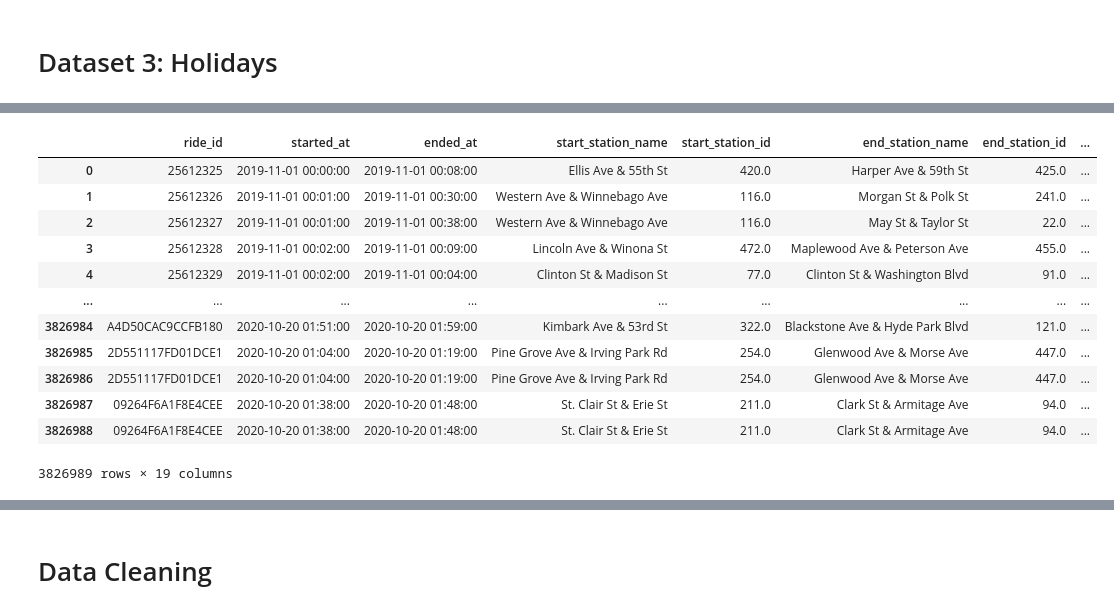
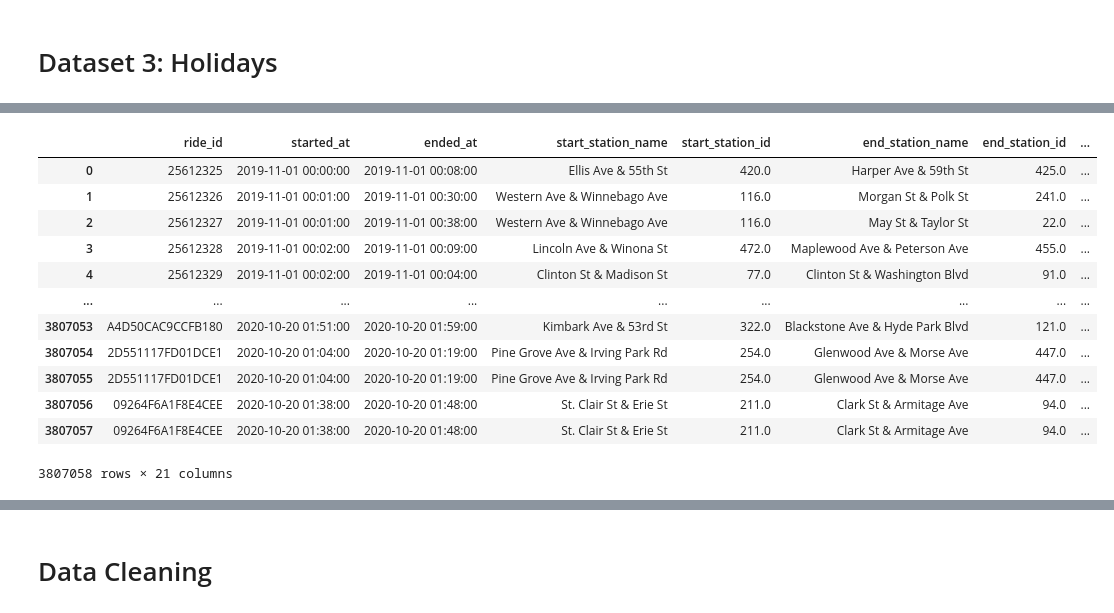
Before and after one commit to pranavshivk97/Divvy-Bike-Demand-Estimator, a Jupyter notebook: processing.ipynb, the cells around one changed output, grey strips where cells are left out. Cells and saved outputs as stored; diff of their text form; code cells hidden in the pictures.

Commit message:
upload data processing

```diff
--- a/processing.ipynb
+++ b/processing.ipynb
@@ -166,0 +528,4 @@ hols
+# %%
+hol.drop('Official Name', axis=1, inplace=True)
+hol.drop('Name', axis=1, inplace=True)
+hol[hol['Date']=='2020-7-3']
@@ -167,8 +553,7 @@ hols
 # %%
-hols.Date = pd.to_datetime(hols.Date)
-hols['Year'] = hols.Date.dt.year
-hols['Month'] = hols.Date.dt.month
-hols['Day'] = hols.Date.dt.day
-hols
+hol['Year'] = hol.Date.dt.year
+hol['Month'] = hol.Date.dt.month
+hol['Day'] = hol.Date.dt.day
+hol
 # %% [output]
 |  | Date | Holiday_Name | Year | Month | Day |
@@ -186,0 +572,4 @@ hols
+# %%
+hol['Weekend'] = np.where(hol.Date.dt.weekday > 4, 1, 0)
+hol.reset_index(inplace=True)
+hol
@@ -186,0 +607,6 @@ hols
+# %%
+for i in range(len(hol['Date'])):
+    if hol['Weekend'][i] == 1:
+        if hol['Holiday_Name'][i] == "Not Holiday":
+            hol['Holiday_Name'][i] = 'Weekend'
+hol
@@ -187,21 +629,21 @@ hols
 # %%
-final_merged_data = merged_df.merge(hols, how='inner', on=['Year', 'Month', 'Day'])
+final_merged_data = merged_df.merge(hol, how='inner', on=['Year', 'Month', 'Day'])
 final_merged_data.drop("Date", axis=1, inplace=True)
 final_merged_data
 # %% [output]
 |  | ride_id | started_at | ended_at | start_station_name | start_station_id | end_station_name | end_station_id | ... |
 | 0 | 25612325 | 2019-11-01 00:00:00 | 2019-11-01 00:08:00 | Ellis Ave & 55th St | 420.0 | Harper Ave & 59th St | 425.0 | ... |
 | 1 | 25612326 | 2019-11-01 00:01:00 | 2019-11-01 00:30:00 | Western Ave & Winnebago Ave | 116.0 | Morgan St & Polk St | 241.0 | ... |
 | 2 | 25612327 | 2019-11-01 00:01:00 | 2019-11-01 00:38:00 | Western Ave & Winnebago Ave | 116.0 | May St & Taylor St | 22.0 | ... |
 | 3 | 25612328 | 2019-11-01 00:02:00 | 2019-11-01 00:09:00 | Lincoln Ave & Winona St | 472.0 | Maplewood Ave & Peterson Ave | 455.0 | ... |
 | 4 | 25612329 | 2019-11-01 00:02:00 | 2019-11-01 00:04:00 | Clinton St & Madison St | 77.0 | Clinton St & Washington Blvd | 91.0 | ... |
 | ... | ... | ... | ... | ... | ... | ... | ... | ... |
-| 3826984 | A4D50CAC9CCFB180 | 2020-10-20 01:51:00 | 2020-10-20 01:59:00 | Kimbark Ave & 53rd St | 322.0 | Blackstone Ave & Hyde Park Blvd | 121.0 | ... |
-| 3826985 | 2D551117FD01DCE1 | 2020-10-20 01:04:00 | 2020-10-20 01:19:00 | Pine Grove Ave & Irving Park Rd | 254.0 | Glenwood Ave & Morse Ave | 447.0 | ... |
-| 3826986 | 2D551117FD01DCE1 | 2020-10-20 01:04:00 | 2020-10-20 01:19:00 | Pine Grove Ave & Irving Park Rd | 254.0 | Glenwood Ave & Morse Ave | 447.0 | ... |
-| 3826987 | 09264F6A1F8E4CEE | 2020-10-20 01:38:00 | 2020-10-20 01:48:00 | St. Clair St & Erie St | 211.0 | Clark St & Armitage Ave | 94.0 | ... |
-| 3826988 | 09264F6A1F8E4CEE | 2020-10-20 01:38:00 | 2020-10-20 01:48:00 | St. Clair St & Erie St | 211.0 | Clark St & Armitage Ave | 94.0 | ... |
+| 3807053 | A4D50CAC9CCFB180 | 2020-10-20 01:51:00 | 2020-10-20 01:59:00 | Kimbark Ave & 53rd St | 322.0 | Blackstone Ave & Hyde Park Blvd | 121.0 | ... |
+| 3807054 | 2D551117FD01DCE1 | 2020-10-20 01:04:00 | 2020-10-20 01:19:00 | Pine Grove Ave & Irving Park Rd | 254.0 | Glenwood Ave & Morse Ave | 447.0 | ... |
+| 3807055 | 2D551117FD01DCE1 | 2020-10-20 01:04:00 | 2020-10-20 01:19:00 | Pine Grove Ave & Irving Park Rd | 254.0 | Glenwood Ave & Morse Ave | 447.0 | ... |
+| 3807056 | 09264F6A1F8E4CEE | 2020-10-20 01:38:00 | 2020-10-20 01:48:00 | St. Clair St & Erie St | 211.0 | Clark St & Armitage Ave | 94.0 | ... |
+| 3807057 | 09264F6A1F8E4CEE | 2020-10-20 01:38:00 | 2020-10-20 01:48:00 | St. Clair St & Erie St | 211.0 | Clark St & Armitage Ave | 94.0 | ... |
-3826989 rows × 19 columns
+3807058 rows × 21 columns
 # %%
 final_merged_data.to_csv("final_merged_data.csv", index=False)
 # %%
```
Also changed, not shown: parts of 52 cells of this notebook.
